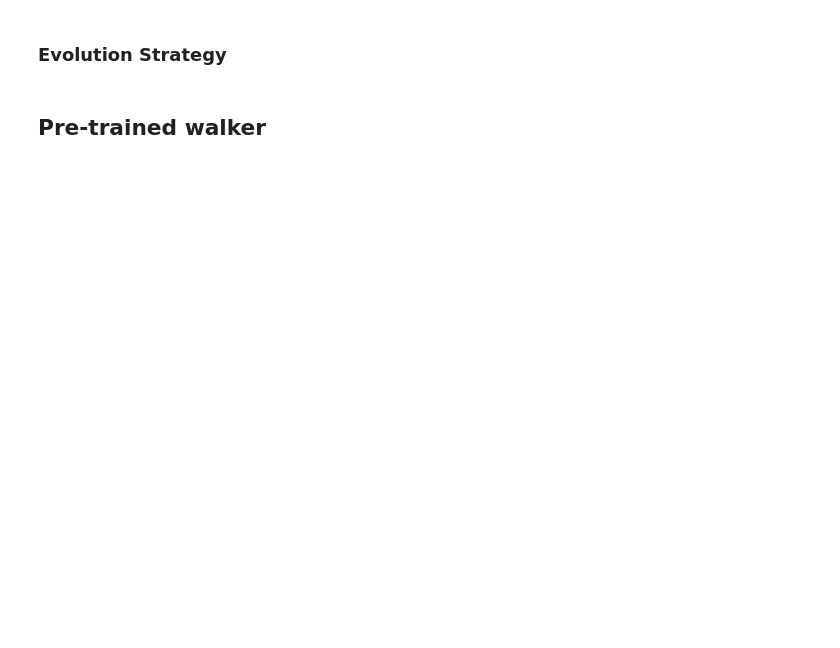
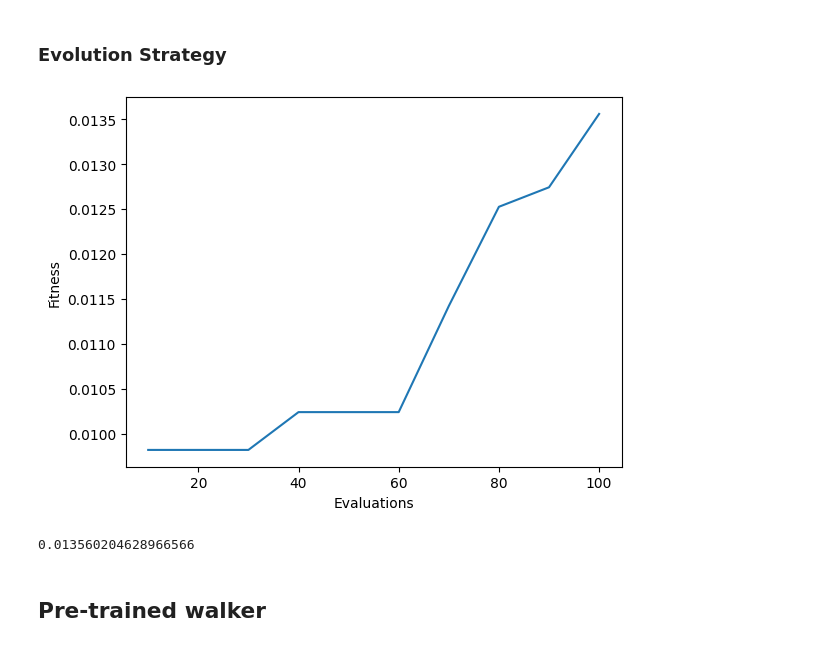
Before and after one commit to MassimoDeBellisVitti/evolution, a Jupyter notebook: project/evogym.ipynb, the cells around one changed output. Drawn from its saved outputs; the diff is of its cells as text; code cells hidden in the pictures; blank space fills up the shorter version.

```diff
--- a/project/evogym.ipynb
+++ b/project/evogym.ipynb
@@ -160,7 +158,7 @@ def get_cfg(env_name, robot=None):
     env.close()
     return cfg
 # %%
-env_name = 'Thrower-v0'
+env_name = 'Walker-v0'
 robot = walker
 
 cfg = get_cfg(env_name, robot)
@@ -310,18 +339,21 @@ def ES(config):
     return elite
 # %%
 config = {
-    "env_name": "Thrower-v0",
+    "env_name": "Walker-v0",
     "robot": walker,
     "generations": 10, # to change: increase!
     "lambda": 10, # Population size
     "mu": 5, # Parents pop size
     "sigma": 0.1, # mutation std
     "lr": 1, # Learning rate
     "max_steps": 100, # to change to 500
 }
 
 a = ES(config)
 a.fitness
+# %% [output]
+[figure, added]
+0.013560204628966566
 # %%
 env = make_env(config["env_name"], robot=config["robot"])
 evaluate(a, env, render=False)
```
Also changed, not shown: parts of 10 cells of this notebook, 5 other files.
